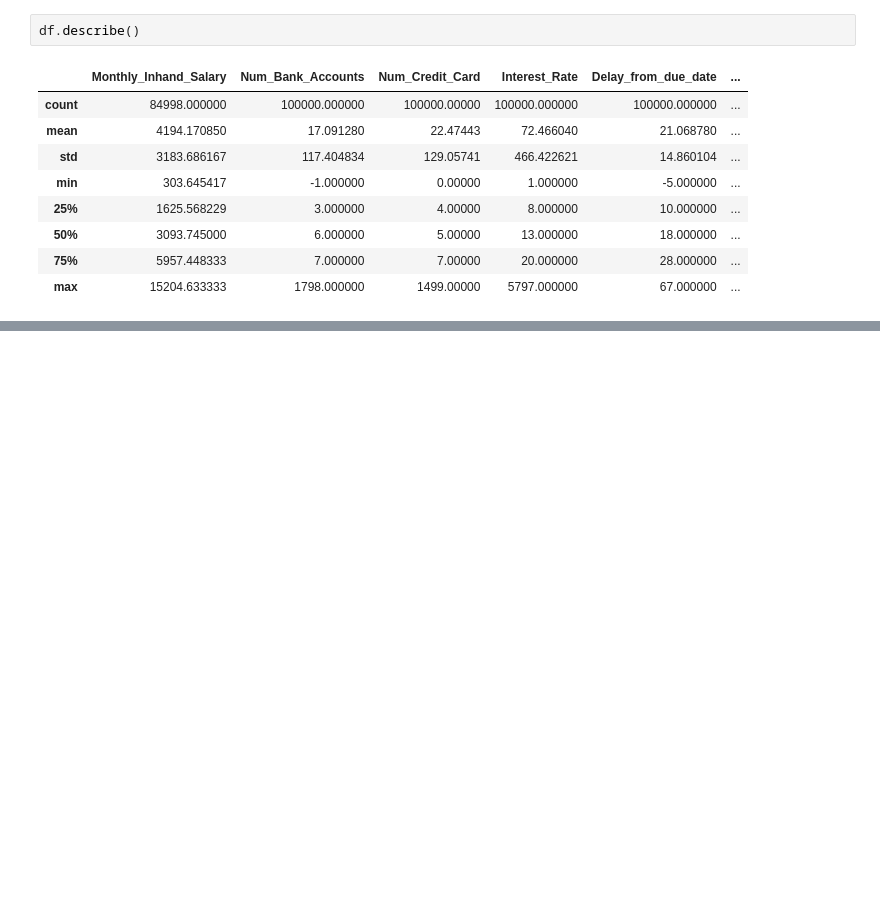
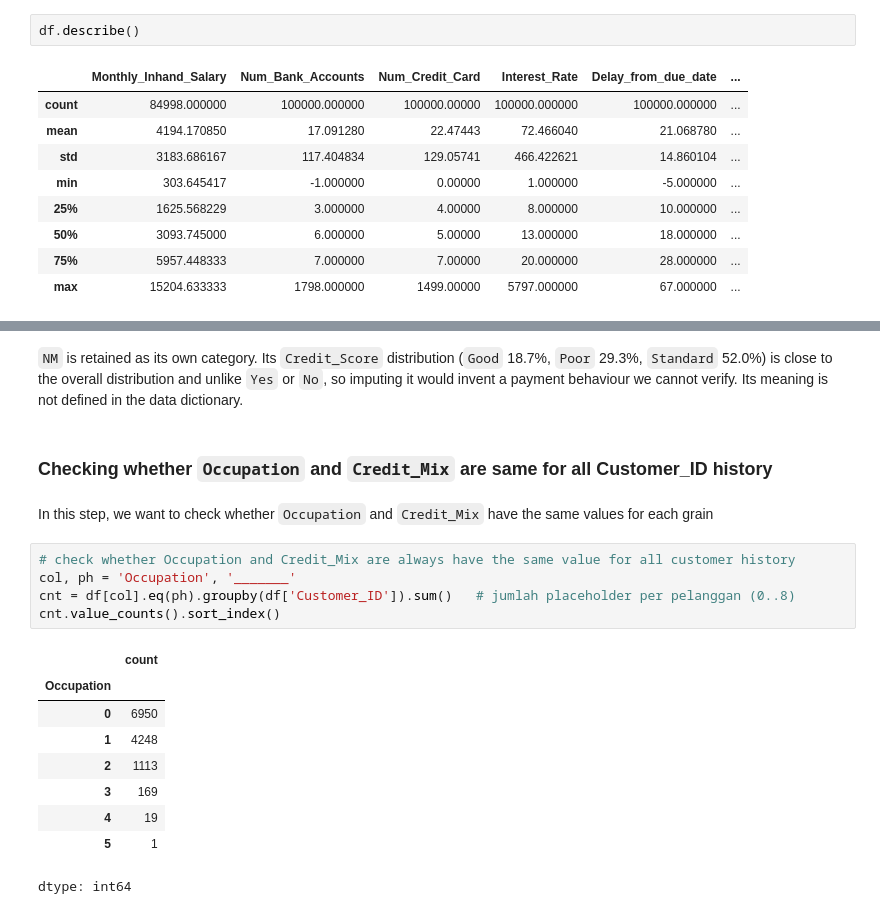
Before and after one commit to khalilullahalfaath/credit-scoring-fairness-audit, a Jupyter notebook: notebooks/eda.ipynb, the cells around one changed output, grey strips where cells are left out. Drawn from its saved outputs; the diff is of its cells as text; blank space fills up the shorter version.

```diff
--- a/notebooks/eda.ipynb
+++ b/notebooks/eda.ipynb
@@ -85,0 +274,21 @@ df.describe()
+# %% [markdown]
+`NM` is retained as its own category. Its `Credit_Score` distribution (`Good` 18.7%, `Poor` 29.3%, `Standard` 52.0%) is close to the overall distribution and unlike `Yes` or `No`, so imputing it would invent a payment behaviour we cannot verify. Its meaning is not defined in the data dictionary.
+# %% [markdown]
+### Checking whether `Occupation` and `Credit_Mix` are same for all Customer_ID history
+# %% [markdown]
+In this step, we want to check whether `Occupation` and `Credit_Mix` have the same values for each grain
+# %%
+# check whether Occupation and Credit_Mix are always have the same value for all customer history
+col, ph = 'Occupation', '_______'
+cnt = df[col].eq(ph).groupby(df['Customer_ID']).sum()   # jumlah placeholder per pelanggan (0..8)
+cnt.value_counts().sort_index()
+# %% [output]
+|  | count |
+| Occupation |  |
+| 0 | 6950 |
+| 1 | 4248 |
+| 2 | 1113 |
+| 3 | 169 |
+| 4 | 19 |
+| 5 | 1 |
+dtype: int64
```
Also changed, not shown: parts of 33 cells of this notebook.
